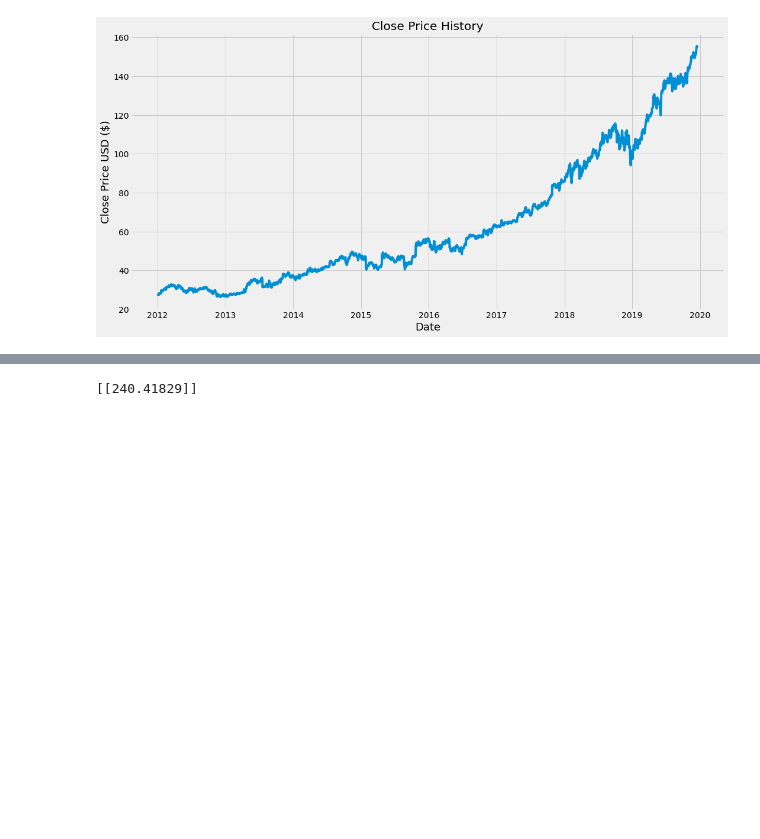
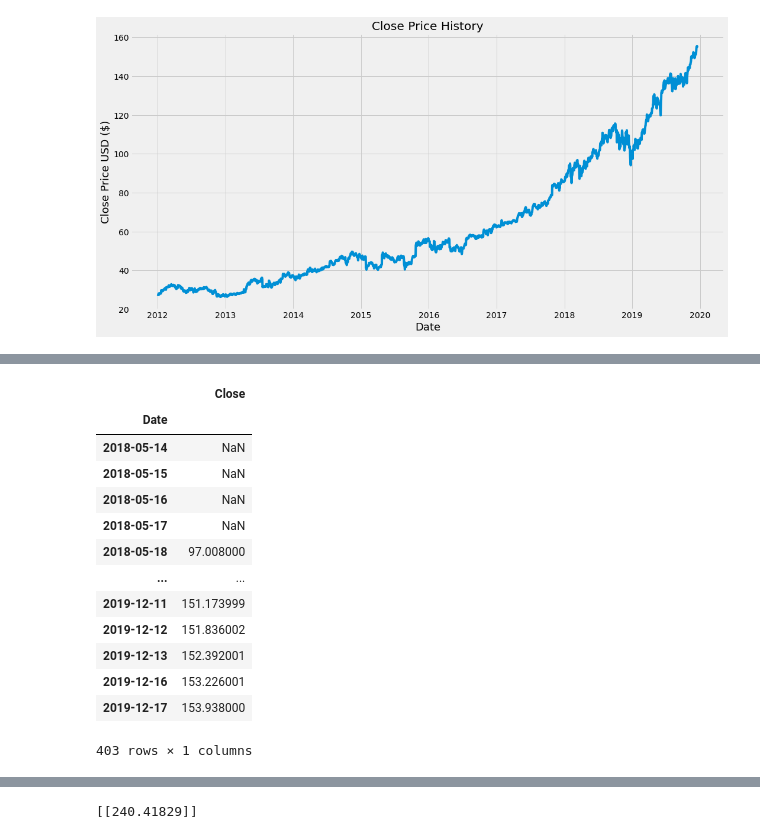
Before and after one commit to gullyboy007/machine-learning-journey, a Jupyter notebook: stock_prediction_lstm.ipynb, the cells around one changed output, grey strips where cells are left out. Cells and saved outputs as stored; diff of their text form; code cells hidden in the pictures; blank space fills up the shorter version.

```diff
--- a/stock_prediction_lstm.ipynb
+++ b/stock_prediction_lstm.ipynb
@@ -123,3 +123,22 @@ rmse
+# %%
+moving_average = data[1600:].rolling(window=5).mean()
+
+moving_average
+# %% [output]
+|  | Close |
+| Date |  |
+| 2018-05-14 | NaN |
+| 2018-05-15 | NaN |
+| 2018-05-16 | NaN |
+| 2018-05-17 | NaN |
+| 2018-05-18 | 97.008000 |
+| ... | ... |
+| 2019-12-11 | 151.173999 |
+| 2019-12-12 | 151.836002 |
+| 2019-12-13 | 152.392001 |
+| 2019-12-16 | 153.226001 |
+| 2019-12-17 | 153.938000 |
+403 rows × 1 columns
 # %%
 #Plot/Create the data for the graph
 train = data[:training_data_len]
```
Also changed, not shown: parts of 7 cells of this notebook.
